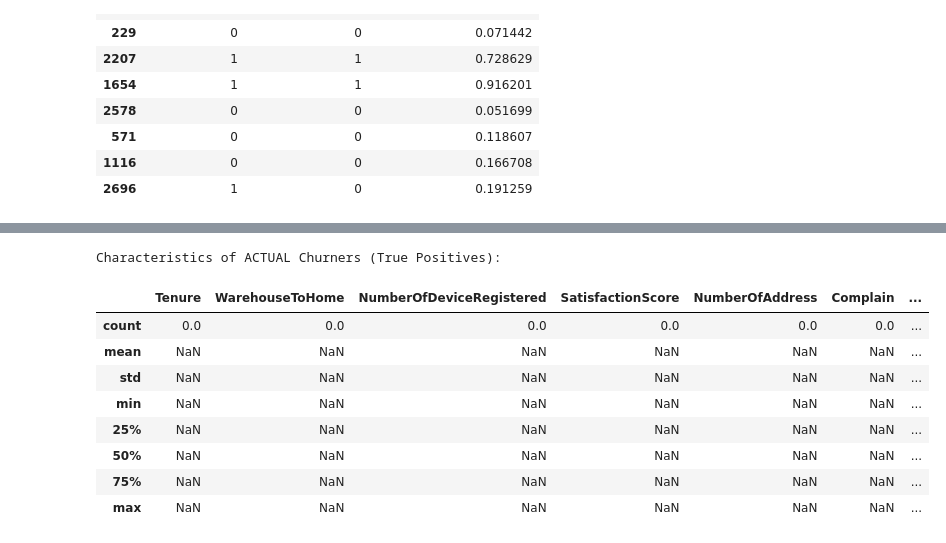
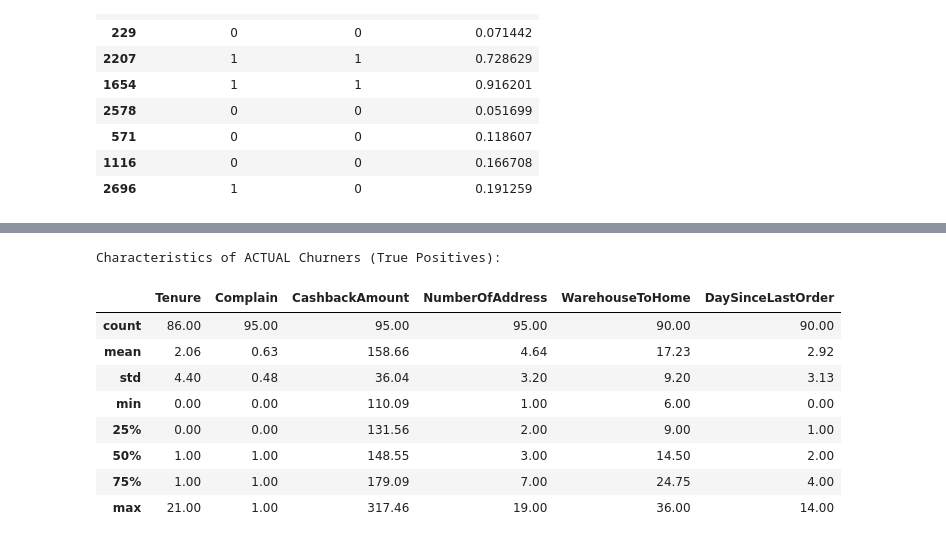
Before and after one commit to nayana-sisil/predictive-customer-churn-ecommerce-retention, a Jupyter notebook: cutomer_churn.ipynb, the cells around one changed output, grey strips where cells are left out. Drawn from its saved outputs; the diff is of its cells as text; code cells hidden in the pictures.

Commit message:
buisness value analysis

```diff
--- a/cutomer_churn.ipynb
+++ b/cutomer_churn.ipynb
@@ -2013,16 +1995,16 @@ max              36.00
 # %%
-print("\nCharacteristics of ACTUAL Churners (True Positives):")
-
-test_analysis[test_analysis.isin(true_positives) & test_analysis.isin(false_positives) ].describe()
+print("\nCharacteristics of ACTUAL Churners (True Positives):\n")
+true_positives[['Tenure', 'Complain', 'CashbackAmount',
+                       'NumberOfAddress', 'WarehouseToHome','DaySinceLastOrder']].describe().round(2)
 # %% [output]
 Characteristics of ACTUAL Churners (True Positives):
-|  | Tenure | WarehouseToHome | NumberOfDeviceRegistered | SatisfactionScore | NumberOfAddress | Complain | ... |
-| count | 0.0 | 0.0 | 0.0 | 0.0 | 0.0 | 0.0 | ... |
-| mean | NaN | NaN | NaN | NaN | NaN | NaN | ... |
-| std | NaN | NaN | NaN | NaN | NaN | NaN | ... |
-| min | NaN | NaN | NaN | NaN | NaN | NaN | ... |
-| 25% | NaN | NaN | NaN | NaN | NaN | NaN | ... |
-| 50% | NaN | NaN | NaN | NaN | NaN | NaN | ... |
-| 75% | NaN | NaN | NaN | NaN | NaN | NaN | ... |
-| max | NaN | NaN | NaN | NaN | NaN | NaN | ... |
+|  | Tenure | Complain | CashbackAmount | NumberOfAddress | WarehouseToHome | DaySinceLastOrder |
+| count | 86.00 | 95.00 | 95.00 | 95.00 | 90.00 | 90.00 |
+| mean | 2.06 | 0.63 | 158.66 | 4.64 | 17.23 | 2.92 |
+| std | 4.40 | 0.48 | 36.04 | 3.20 | 9.20 | 3.13 |
+| min | 0.00 | 0.00 | 110.09 | 1.00 | 6.00 | 0.00 |
+| 25% | 0.00 | 0.00 | 131.56 | 2.00 | 9.00 | 1.00 |
+| 50% | 1.00 | 1.00 | 148.55 | 3.00 | 14.50 | 2.00 |
+| 75% | 1.00 | 1.00 | 179.09 | 7.00 | 24.75 | 4.00 |
+| max | 21.00 | 1.00 | 317.46 | 19.00 | 36.00 | 14.00 |
 # %%
```
Also changed, not shown: parts of 4 cells of this notebook.
